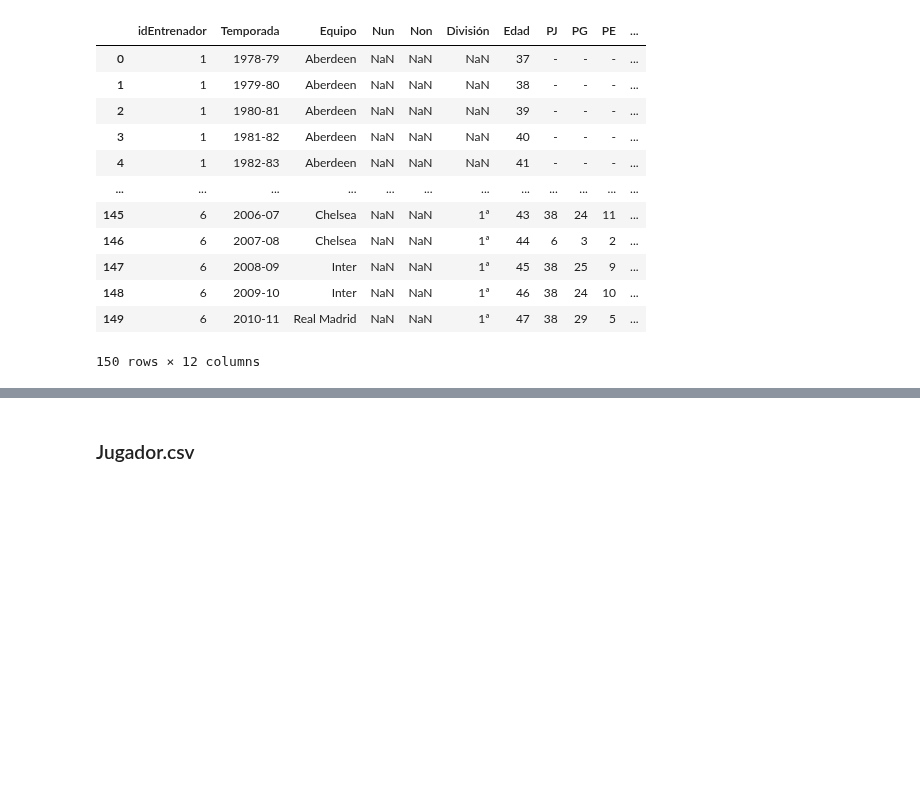
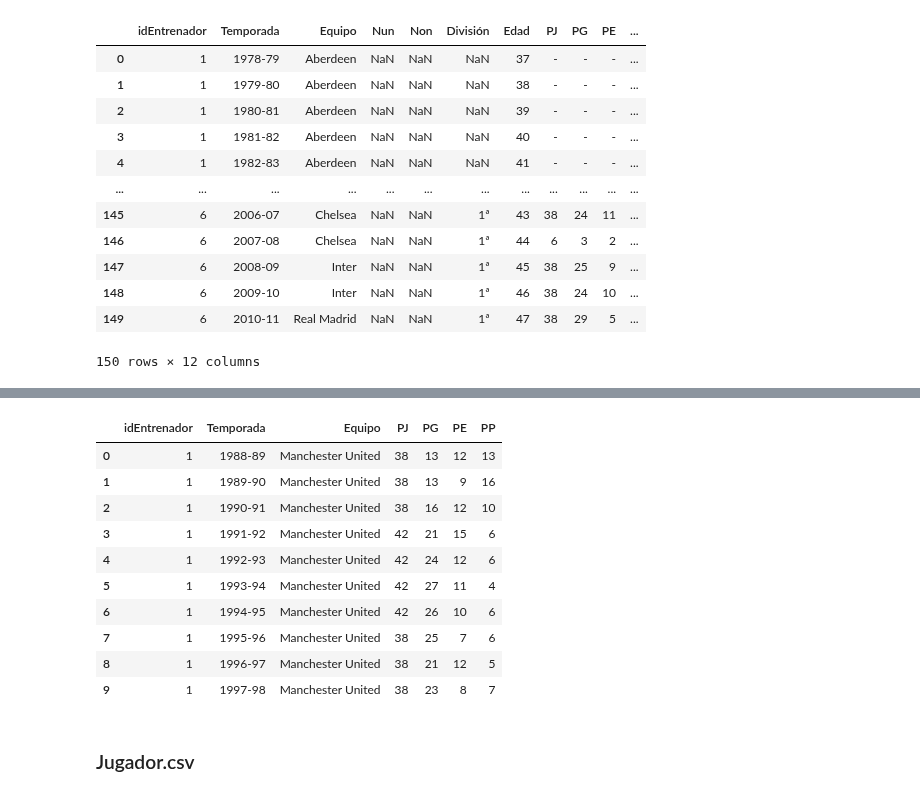
Before and after one commit to crltsnch/Champions_23-24, a Jupyter notebook: preparacion.ipynb, the cells around one changed output, grey strips where cells are left out. Cells and saved outputs as stored; diff of their text form; code cells hidden in the pictures; blank space fills up the shorter version.

```diff
--- a/preparacion.ipynb
+++ b/preparacion.ipynb
@@ -303,3 +355,22 @@ df4.head(150)
+# %%
+#Voy a eliminar ya las filas que estan vacías para no tener problemas con las otras preparaciones
+df4.replace('-', pd.NA, inplace=True)
+df4 = df4.dropna()
+df4 = df4.reset_index(drop=True)
+
+df4.head(10)
+# %% [output]
+|  | idEntrenador | Temporada | Equipo | PJ | PG | PE | PP |
+| 0 | 1 | 1988-89 | Manchester United | 38 | 13 | 12 | 13 |
+| 1 | 1 | 1989-90 | Manchester United | 38 | 13 | 9 | 16 |
+| 2 | 1 | 1990-91 | Manchester United | 38 | 16 | 12 | 10 |
+| 3 | 1 | 1991-92 | Manchester United | 42 | 21 | 15 | 6 |
+| 4 | 1 | 1992-93 | Manchester United | 42 | 24 | 12 | 6 |
+| 5 | 1 | 1993-94 | Manchester United | 42 | 27 | 11 | 4 |
+| 6 | 1 | 1994-95 | Manchester United | 42 | 26 | 10 | 6 |
+| 7 | 1 | 1995-96 | Manchester United | 38 | 25 | 7 | 6 |
+| 8 | 1 | 1996-97 | Manchester United | 38 | 21 | 12 | 5 |
+| 9 | 1 | 1997-98 | Manchester United | 38 | 23 | 8 | 7 |
 # %% [markdown]
 ### Jugador.csv
 # %%
```
Also changed, not shown: parts of 3 cells of this notebook.
